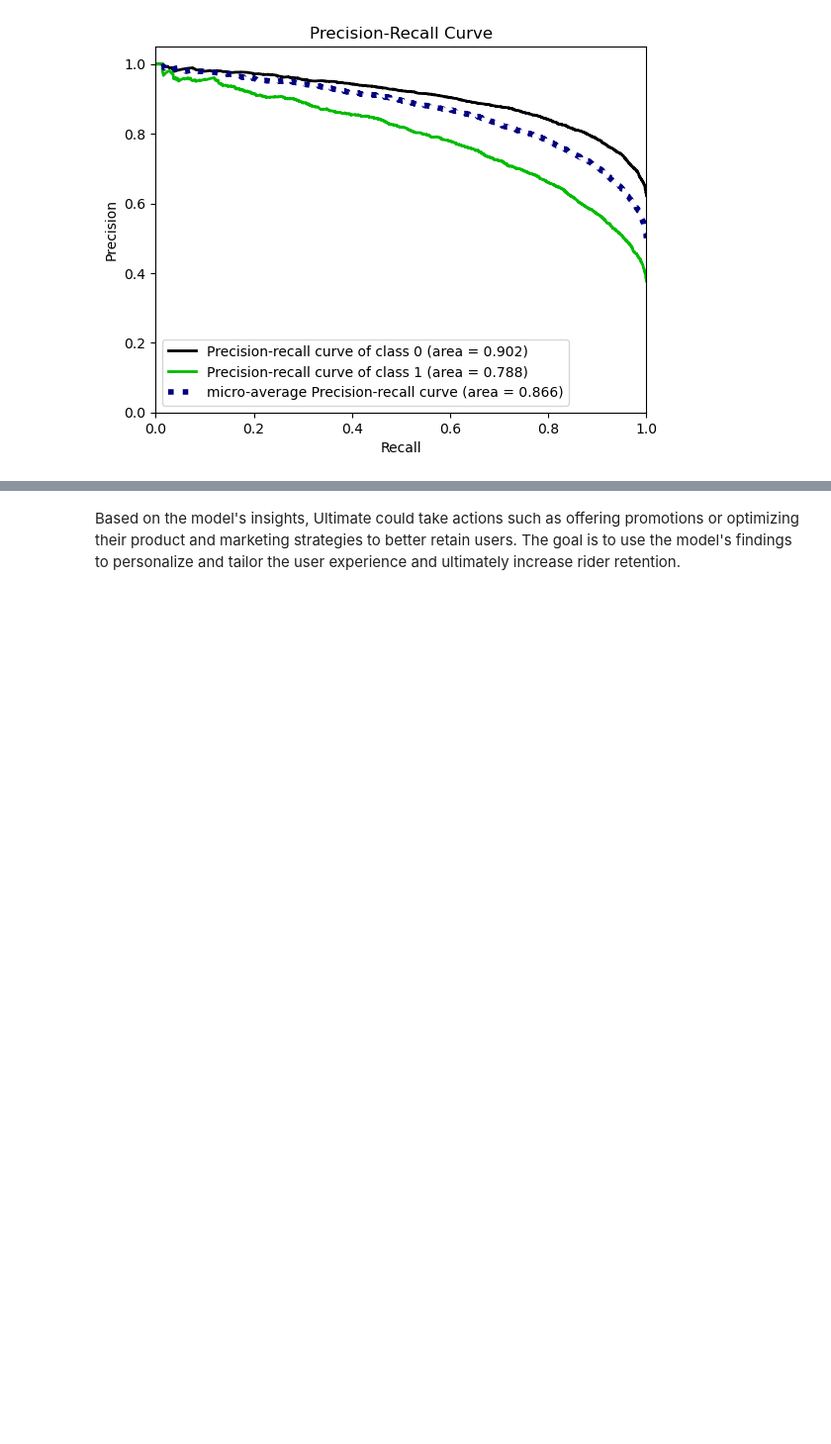
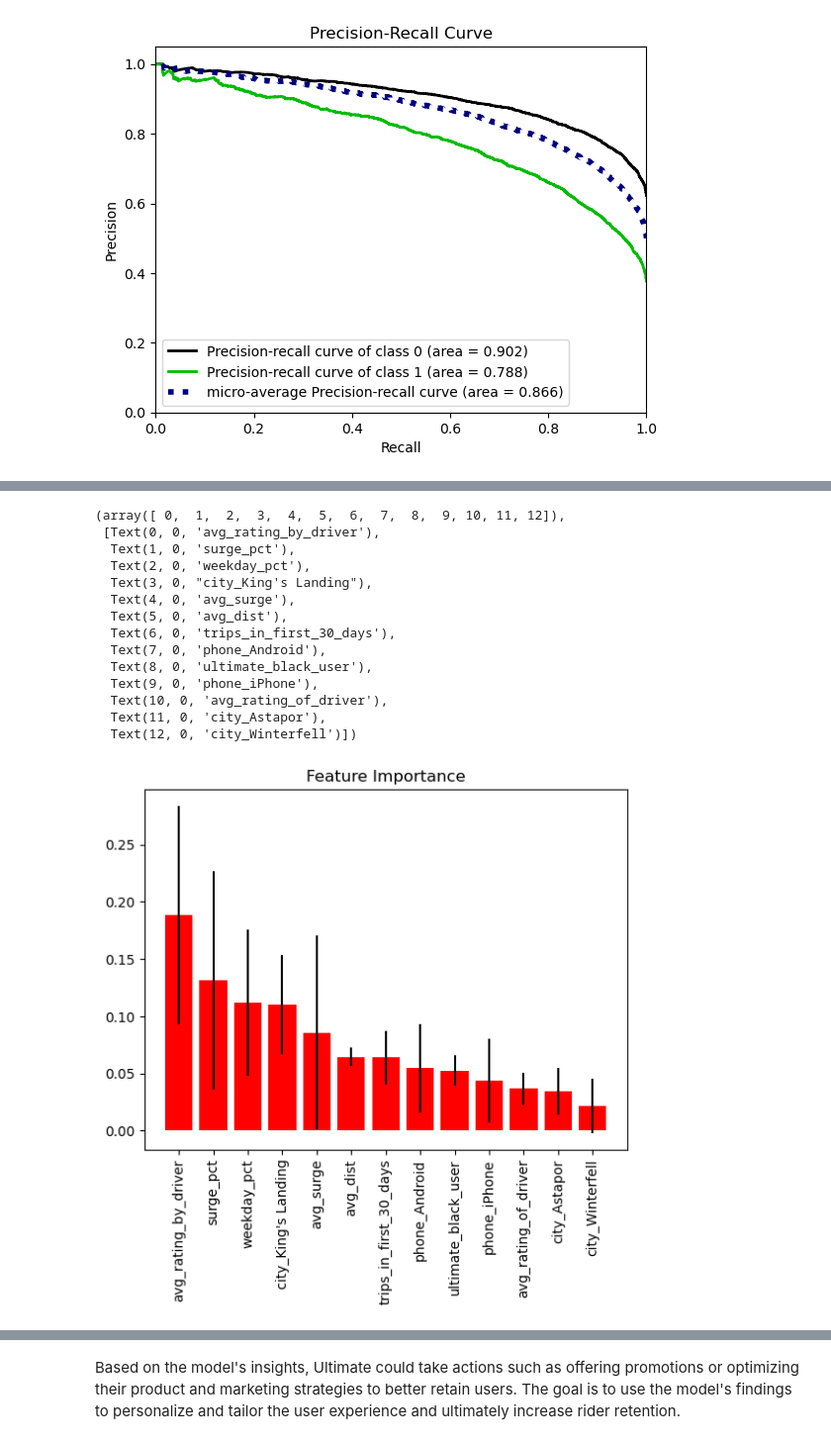
Before and after one commit to KavehVasei/Springboard, a Jupyter notebook: ultimate_challenge/Ultimate.ipynb, the cells around one changed output, grey strips where cells are left out. Shown at 99% size. Saved outputs shown, nothing was run; the diff lists cells and outputs as text; code cells hidden in the pictures; blank space fills up the shorter version.

```diff
--- a/ultimate_challenge/Ultimate.ipynb
+++ b/ultimate_challenge/Ultimate.ipynb
@@ -1059,0 +1121,19 @@ skplt.metrics.plot_precision_recall_curve(y_test, probas)
+# %%
+rf_imbal = RandomForestClassifier(class_weight='balanced') # adding balanced to handle the unbalanced data
+# %%
+import time
+parameters_rf = {
+                 'n_estimators': [50, 100],
+                 'criterion': ["gini", "entropy"],
+                 'max_depth': [3, 6, 10],
+                 'max_features': ['log2','sqrt']  #auto raise a lot of warnings
+                }
+
+rf_clf = GridSearchCV(rf_imbal, param_grid = parameters_rf, cv = 3, scoring = 'accuracy')
+t0 = time.time()
+rf_clf.fit(X_train, y_train)
+time_fit = time.time() - t0
+print("It takes %.3f seconds for tuning " % (time_fit))
+print("BEST PARAMS", rf_clf.best_params_)
+
+rf_best = rf_clf.best_estimator_
@@ -1059,0 +1161,19 @@ skplt.metrics.plot_precision_recall_curve(y_test, probas)
+# %%
+skplt.estimators.plot_feature_importances(rf_best, feature_names= list(X_train.columns))
+plt.xticks(rotation=90)
+# %% [output]
+(array([ 0,  1,  2,  3,  4,  5,  6,  7,  8,  9, 10, 11, 12]),
+ [Text(0, 0, 'avg_rating_by_driver'),
+  Text(1, 0, 'surge_pct'),
+  Text(2, 0, 'weekday_pct'),
+  Text(3, 0, "city_King's Landing"),
+  Text(4, 0, 'avg_surge'),
+  Text(5, 0, 'avg_dist'),
+  Text(6, 0, 'trips_in_first_30_days'),
+  Text(7, 0, 'phone_Android'),
+  Text(8, 0, 'ultimate_black_user'),
+  Text(9, 0, 'phone_iPhone'),
+  Text(10, 0, 'avg_rating_of_driver'),
+  Text(11, 0, 'city_Astapor'),
+  Text(12, 0, 'city_Winterfell')])
+[figure, added]
```
Also changed, not shown: parts of 23 cells of this notebook.
